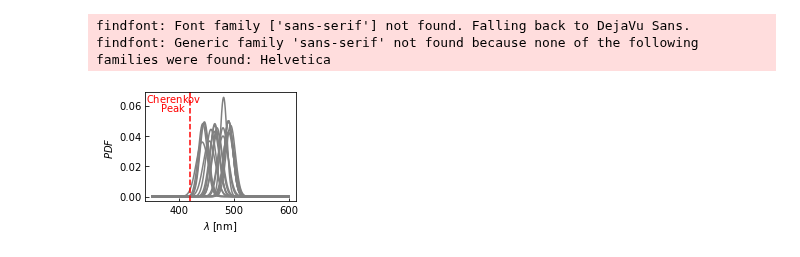
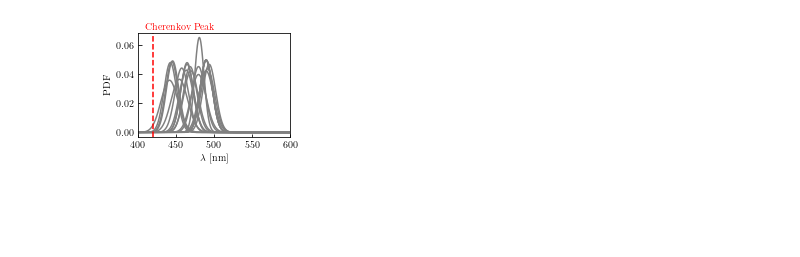
Before and after one commit to MeighenBergerS/fourth_day, a Jupyter notebook: examples/example_spectral_distributions.ipynb, the cells around one changed output. Saved outputs shown, nothing was run; the diff lists cells and outputs as text; code cells hidden in the pictures; blank space fills up the shorter version.

```diff
--- a/examples/example_spectral_distributions.ipynb
+++ b/examples/example_spectral_distributions.ipynb
@@ -34,33 +34,31 @@ lw=1.5  # The line width
 # %%
 # ---------------------------------------------
 # The nm range to use in the plot
 nm_range = np.linspace(350., 600., 1000)
 # ---------------------------------------------
 # The actual plot
 figure, (ax1) = plt.subplots(1, 1, figsize=(std_size, std_size * 6. / 8.), sharex=True)
 # Fetching the pdfs for every species used in this simulation
 for species in fd._life.Light_pdfs.keys():
     # Plotting their corresponding emission pdf
     ax1.plot(nm_range,
              fd._life.Light_pdfs[species].pdf(nm_range), color='grey', lw=lw)
 # ---------------------------------------------
 # Additional plotting optins
 ax1.axvline(420, ls='--', lw=lw, color='r')
 ax1.set_xscale('linear')
 ax1.set_yscale('linear')
-ax1.text(340, 0.062, r"$\mathrm{Cherenkov}$", fontsize=fontsize, color='r')
-ax1.text(364, 0.056, r"$\mathrm{Peak}$", fontsize=fontsize, color='r')
+ax1.text(410, 0.07, r"$\mathrm{Cherenkov\;Peak}$", fontsize=fontsize, color='r')
 ax1.set_xlabel(r'$\lambda\;\mathrm{[nm]}$', fontsize=fontsize)
-ax1.set_ylabel(r'$PDF$', fontsize=fontsize)
+ax1.set_ylabel(r'$\mathrm{PDF}$', fontsize=fontsize)
 ax1.tick_params(axis = 'both', which = 'major', labelsize=fontsize, direction='in')
 ax1.tick_params(axis = 'both', which = 'minor', labelsize=fontsize, direction='in')
+ax1.set_xlim(400, 600)
 plt.tight_layout()
 plt.show()
 # ---------------------------------------------
 # Saving the figure
 figure.savefig(PICS + "Spectral_Distribution.png",
-               bbox_inches='tight')
+               bbox_inches='tight', dpi=500)
 # %% [output]
-findfont: Font family ['sans-serif'] not found. Falling back to DejaVu Sans.
-findfont: Generic family 'sans-serif' not found because none of the following families were found: Helvetica
-[figure, old version]
+[figure, new version]
```
Also changed, not shown: parts of 1 cell of this notebook, 46 other files.
